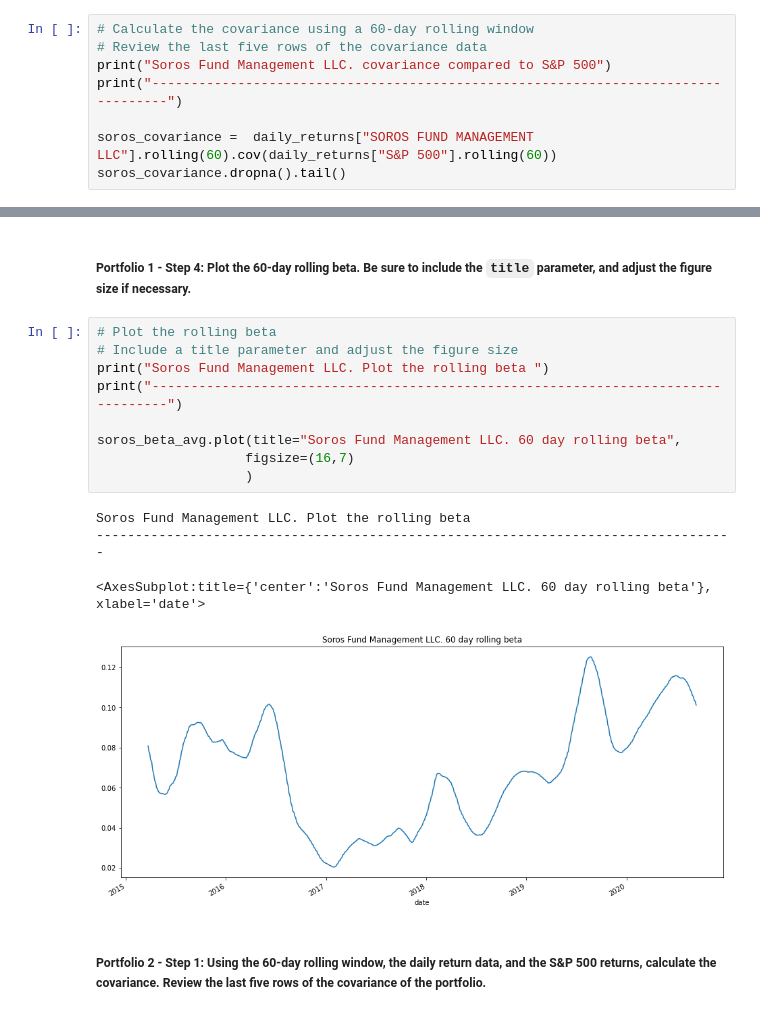
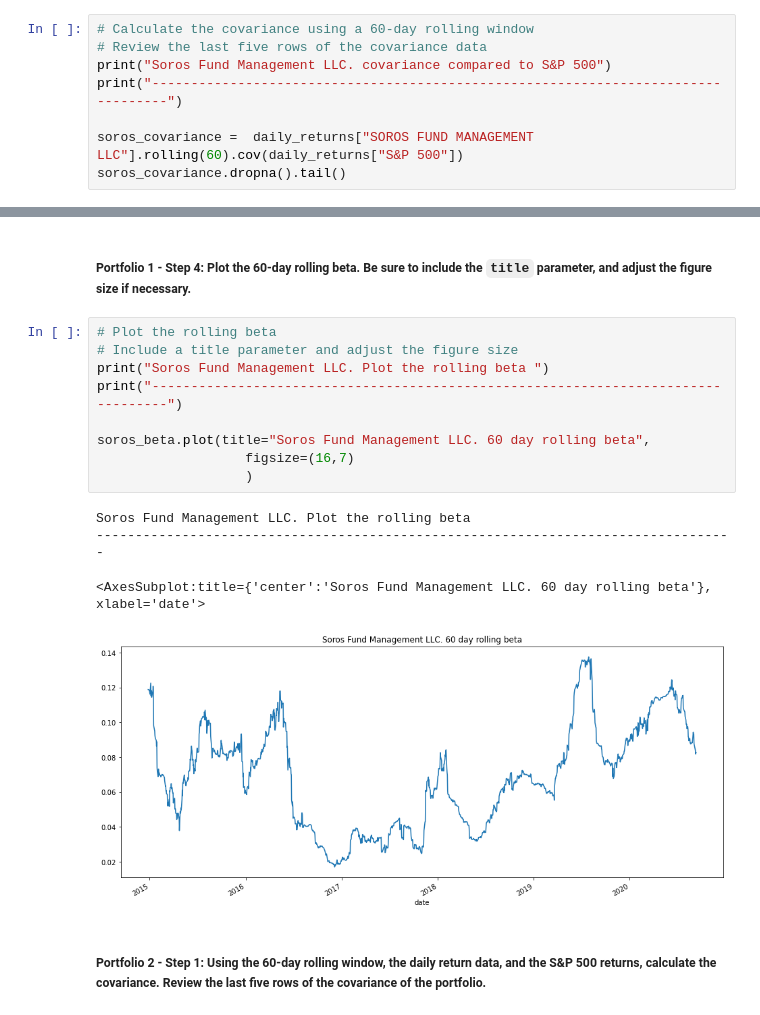
Before and after one commit to NehaJantre/4-Portfolio-Risk-return-analysis-Application, a Jupyter notebook: risk_return_analysis.ipynb, the cells around one changed output, grey strips where cells are left out. Cells and saved outputs as stored; diff of their text form.

```diff
--- a/risk_return_analysis.ipynb
+++ b/risk_return_analysis.ipynb
@@ -434,7 +434,7 @@ Name: S&P 500, dtype: float64
 print("Soros Fund Management LLC. covariance compared to S&P 500")
 print("----------------------------------------------------------------------------------")
 
-soros_covariance =  daily_returns["SOROS FUND MANAGEMENT LLC"].rolling(60).cov(daily_returns["S&P 500"].rolling(60))
+soros_covariance =  daily_returns["SOROS FUND MANAGEMENT LLC"].rolling(60).cov(daily_returns["S&P 500"])
 soros_covariance.dropna().tail()
 # %% [output]
 Soros Fund Management LLC. covariance compared to S&P 500
@@ -488,17 +482,17 @@ dtype: float64
 # %%
 # Plot the rolling beta
 # Include a title parameter and adjust the figure size
 print("Soros Fund Management LLC. Plot the rolling beta ")
 print("----------------------------------------------------------------------------------")
 
-soros_beta_avg.plot(title="Soros Fund Management LLC. 60 day rolling beta",
+soros_beta.plot(title="Soros Fund Management LLC. 60 day rolling beta",
                    figsize=(16,7)
                    )
 # %% [output]
 Soros Fund Management LLC. Plot the rolling beta
 ----------------------------------------------------------------------------------
 <AxesSubplot:title={'center':'Soros Fund Management LLC. 60 day rolling beta'}, xlabel='date'>
-[figure, old version]
+[figure, new version]
 # %% [markdown]
 ##### Portfolio 2 - Step 1: Using the 60-day rolling window, the daily return data, and the S&P 500 returns, calculate the covariance. Review the last five rows of the covariance of the portfolio.
 # %%
```
Also changed, not shown: parts of 1 cell of this notebook.
